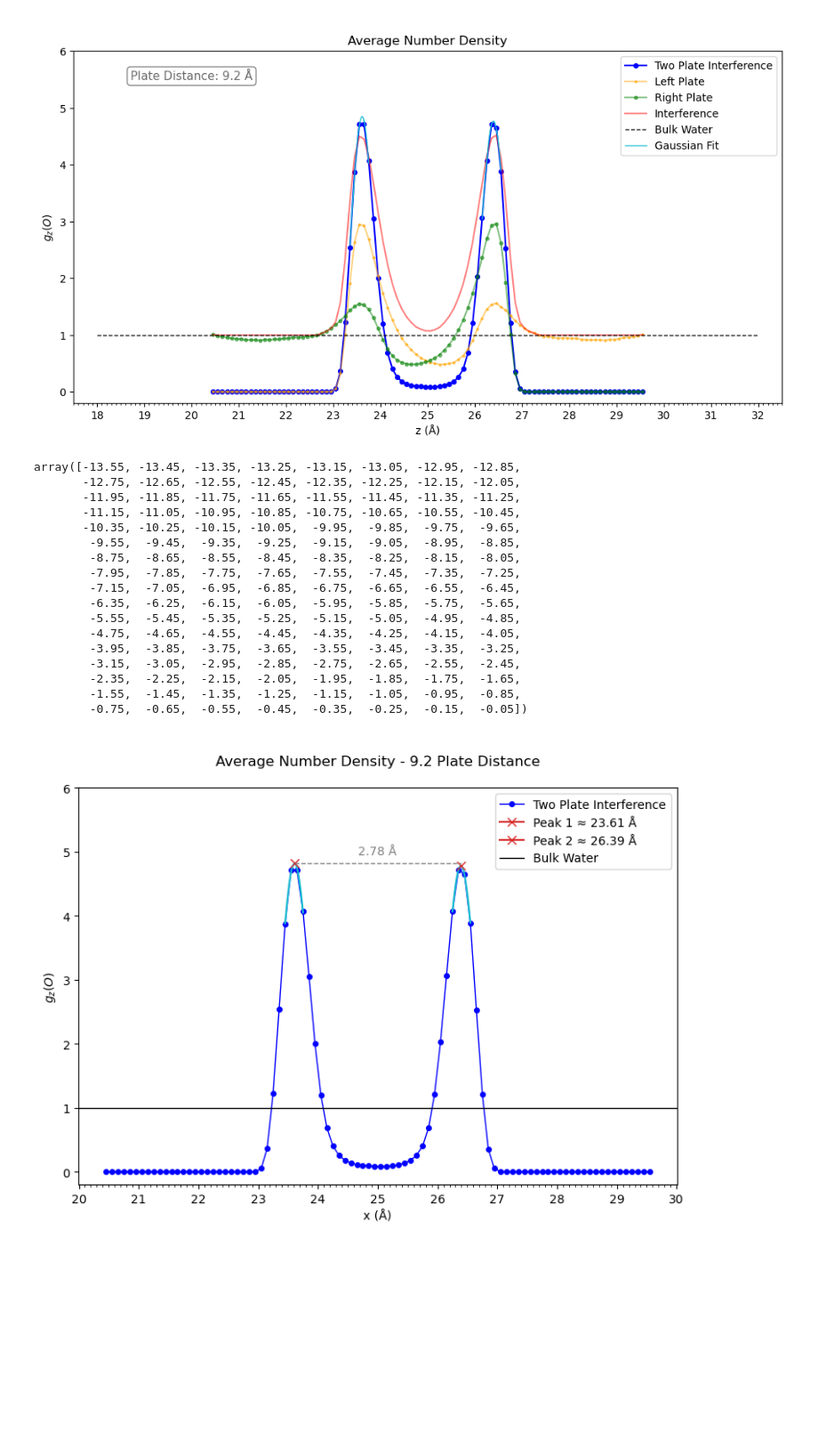
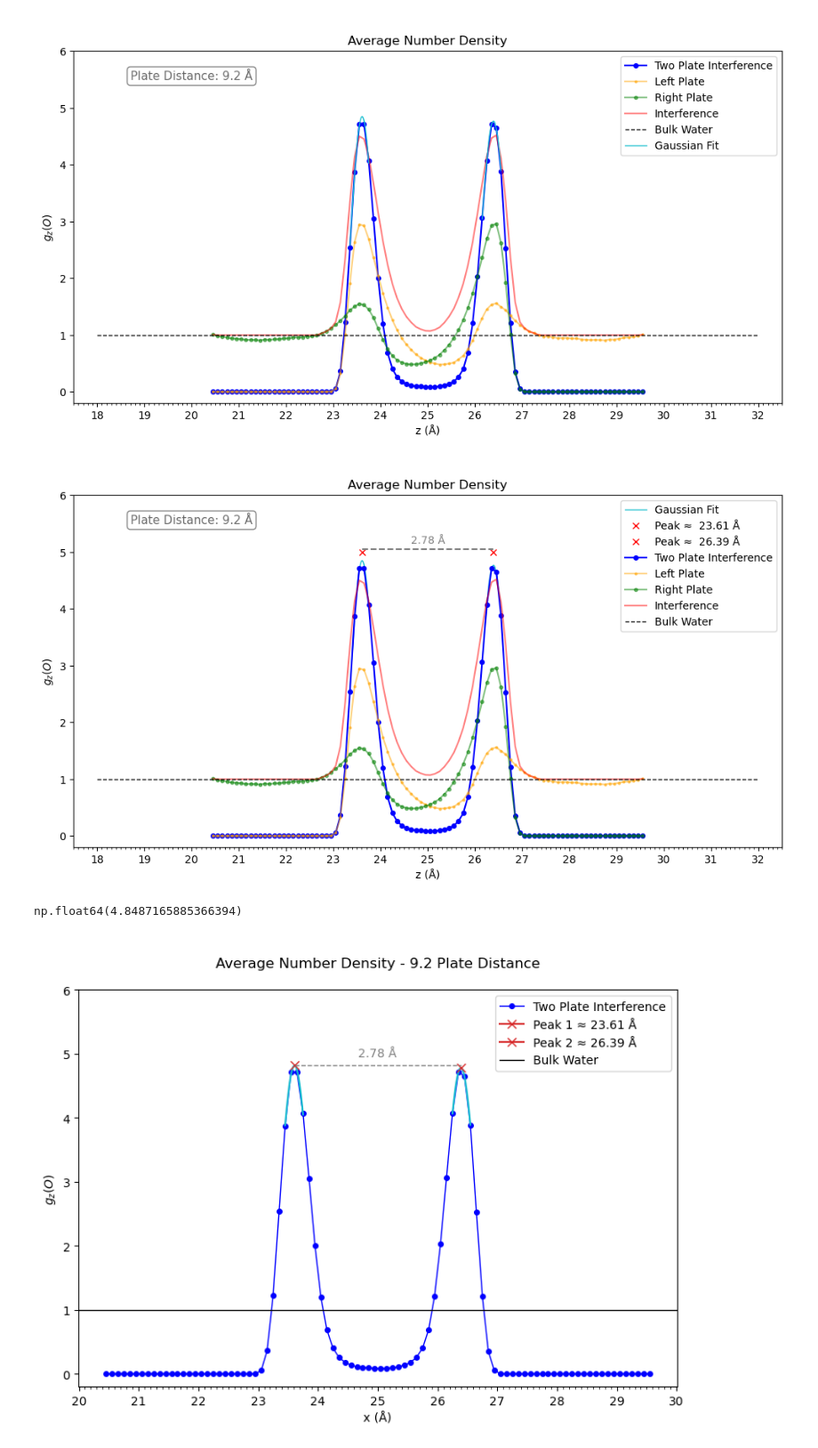
Before and after one commit to arghavanvg/hydrophobic-plates-analysis, a Jupyter notebook: gZ_plot.ipynb, the cells around one changed output. Shown at 89% size. Drawn from its saved outputs; the diff is of its cells as text; code cells hidden in the pictures; blank space fills up the shorter version.

```diff
--- a/gZ_plot.ipynb
+++ b/gZ_plot.ipynb
@@ -329,7 +329,7 @@ from scipy.signal import find_peaks
 from scipy.optimize import curve_fit
 import matplotlib.ticker as ticker
 
-
+# ------------------------------------- Loading Files -------------------------------------
 leftside_file = '/Users/arghavan/lab/hp-results-pc/one-plate/gZ-one-plate-300K-leftSide.dat'
 rightside_file = '/Users/arghavan/lab/hp-results-pc/one-plate/gZ-one-plate-300K-rightSide.dat'
 
@@ -355,9 +355,11 @@ data = np.loadtxt(data_file, skiprows=1)
 x = data[:, 0]
 number_density = data[:, 1]
 
+
+# ------------------------------------- Gaussian Fitting -------------------------------------
+
 def gaussian(x, a, x0, sigma):
     return a * np.exp(-((x - x0)**2) / (2 * sigma**2))
-##----
 
 # find raw peaks
 peak_indices, _ = find_peaks(number_density, height=1.2)
@@ -365,6 +367,10 @@ x_peaks_init = x[peak_indices]
 
 fitted_peaks = []
 
+
+
+
+# ------------------------------- Shifting and Truncating left and right gZ --------------------------------
 x_left_shifted = x[0] + (x_left - x_left[0])
 x_right_shifted = x[-1] - (x_right[-1] - x_right)
 
@@ -381,6 +387,8 @@ mask2 = (x_right_shifted >= x_min) & (x_right_shifted <= x_max)
 x_right_trimmed = x_right_shifted[mask2]
 numdens_right_trim = number_density_right[mask2]
 
+
+# ------------------------------------- Interference  -------------------------------------
 # interference = number_density_left + number_density_right
 
 x_common = np.linspace(
@@ -392,7 +400,6 @@ x_common = np.linspace(
 y1_interp = np.interp(x_common, x_left_trimmed, numdens_left_trim)
 y2_interp = np.interp(x_common, x_right_trimmed, numdens_right_trim)
 
-# --- Sum them ---
 interference = y1_interp + y2_interp
 
 mask = interference < 1
@@ -408,15 +415,8 @@ interference_fixed[mask] = 1
 # numdens_right_fixed[mask_2] = 1
 
 
-# data plotting
+# -------------------------------------  peak plotting -------------------------------------
 plt.figure(figsize=(12, 6))
-plt.plot(x, number_density, 'bo-', markersize=4, label='Two Plate Interference')
-
-plt.plot(x_left_trimmed, numdens_left_fixed, label='Left Plate', marker='o',markersize='2', color='orange', alpha=0.5)
-plt.plot(x_right_trimmed, numdens_right_fixed, label='Right Plate', marker='o', color='green',markersize='3', alpha=0.5)
-plt.plot(x, interference_fixed, label='Interference', color = 'red', alpha=0.5)
-
-plt.hlines(y=1.00, xmin=18, xmax=32, color='black', linestyle='--', linewidth=1, label='Bulk Water')
 
 # gaussian fit
 for x0_guess in x_peaks_init:
@@ -428,66 +428,61 @@ for x0_guess in x_peaks_init:
 
     if len(x_fit) < 5:
         continue
 
     # initial guess [a, x0, sigma]
     p0 = [np.max(y_fit), x0_guess, 0.2]
 
     try:
         popt, _ = curve_fit(gaussian, x_fit, y_fit, p0=p0)
         a_fit, x_peak, sigma_fit = popt
         y_peak = gaussian(x_peak, *popt)
 
         # saving peak info
         fitted_peaks.append((x_peak, y_peak))
         # fitting
         x_dense = np.linspace(x_fit.min(), x_fit.max(), 500)
         plt.plot(x_dense, gaussian(x_dense, *popt), 'tab:cyan', linewidth = 1, label='Gaussian Fit' if 'Gaussian Fit' not in plt.gca().get_legend_handles_labels()[1] else "")
-        # plt.plot(x_peak, y_peak+0.2, 'rx', label=f'Peak ≈  {x_peak:.2f} Å')
+        plt.plot(x_peak, 4., 'rx', label=f'Peak ≈  {x_peak:.2f} Å')
 
     except RuntimeError:
         print(f"Fit failed for peak near x = {x0_guess:.2f}")
 
 # show the distance
 if len(fitted_peaks) >= 2:
     fitted_peaks.sort()  # sort by x
     x1, y1 = fitted_peaks[0]
     x2, y2 = fitted_peaks[1]
     y_line = max(y1, y2)
-    # plt.hlines(y=y_line+0.2, xmin=x1, xmax=x2, color='gray', linestyle='--')
-    # plt.text((x1 + x2) / 2, y_line + 0.3, f"{x2 - x1:.2f} Å", ha='center', fontsize=10, color='gray')
+    plt.hlines(y=y_line+0.2, xmin=x1, xmax=x2, color='gray', linestyle='--')
+    plt.text((x1 + x2) / 2, y_line + 0.3, f"{x2 - x1:.2f} Å", ha='center', fontsize=10, color='gray')
+
+# ------------------------------------- Main Plotting -------------------------------------
+plt.plot(x, number_density, 'bo-', markersize=4, label='Two Plate Interference')
+
+plt.plot(x_left_trimmed, numdens_left_fixed, label='Left Plate', marker='o',markersize='2', color='orange', alpha=0.5)
+plt.plot(x_right_trimmed, numdens_right_fixed, label='Right Plate', marker='o', color='green',markersize='3', alpha=0.5)
+plt.plot(x, interference_fixed, label='Interference', color = 'red', alpha=0.5)
+
+plt.hlines(y=1.00, xmin=18, xmax=32, color='black', linestyle='--', linewidth=1, label='Bulk Water')
 
 
-    plt.text(20, 5.5, f"Plate Distance: {d_in_angstrom} Å", ha='center', fontsize=11, color='dimgrey',
-             bbox=dict(facecolor='white', edgecolor='gray', boxstyle='round,pad=0.3'))
+plt.text(20, 5.5, f"Plate Distance: {d_in_angstrom} Å", ha='center', fontsize=11, color='dimgrey',
+            bbox=dict(facecolor='white', edgecolor='gray', boxstyle='round,pad=0.3'))
 
-    plt.title(f'\nAverage Number Density')
-    plt.xlabel('z (Å)')
-    plt.ylabel(r'$g_z(O)$')
-    plt.legend()
-    plt.ylim(-0.2, 6)
-    plt.xlim(17.5,32.5)
-    plt.gca().xaxis.set_major_locator(ticker.MultipleLocator(1))
-    plt.gca().xaxis.set_minor_locator(ticker.MultipleLocator(0.1))
+plt.title(f'\nAverage Number Density')
+plt.xlabel('z (Å)')
+plt.ylabel(r'$g_z(O)$')
+plt.legend()
+plt.ylim(-0.2, 6)
+plt.xlim(17.5,32.5)
+plt.gca().xaxis.set_major_locator(ticker.MultipleLocator(1))
+plt.gca().xaxis.set_minor_locator(ticker.MultipleLocator(0.1))
+# %% [output]
+[figure, added]
 # %%
-x_right
+y_line
 # %% [output]
-array([-13.55, -13.45, -13.35, -13.25, -13.15, -13.05, -12.95, -12.85,
-       -12.75, -12.65, -12.55, -12.45, -12.35, -12.25, -12.15, -12.05,
-       -11.95, -11.85, -11.75, -11.65, -11.55, -11.45, -11.35, -11.25,
-       -11.15, -11.05, -10.95, -10.85, -10.75, -10.65, -10.55, -10.45,
-       -10.35, -10.25, -10.15, -10.05,  -9.95,  -9.85,  -9.75,  -9.65,
-        -9.55,  -9.45,  -9.35,  -9.25,  -9.15,  -9.05,  -8.95,  -8.85,
-        -8.75,  -8.65,  -8.55,  -8.45,  -8.35,  -8.25,  -8.15,  -8.05,
-        -7.95,  -7.85,  -7.75,  -7.65,  -7.55,  -7.45,  -7.35,  -7.25,
-        -7.15,  -7.05,  -6.95,  -6.85,  -6.75,  -6.65,  -6.55,  -6.45,
-        -6.35,  -6.25,  -6.15,  -6.05,  -5.95,  -5.85,  -5.75,  -5.65,
-        -5.55,  -5.45,  -5.35,  -5.25,  -5.15,  -5.05,  -4.95,  -4.85,
-        -4.75,  -4.65,  -4.55,  -4.45,  -4.35,  -4.25,  -4.15,  -4.05,
-        -3.95,  -3.85,  -3.75,  -3.65,  -3.55,  -3.45,  -3.35,  -3.25,
-        -3.15,  -3.05,  -2.95,  -2.85,  -2.75,  -2.65,  -2.55,  -2.45,
-        -2.35,  -2.25,  -2.15,  -2.05,  -1.95,  -1.85,  -1.75,  -1.65,
-        -1.55,  -1.45,  -1.35,  -1.25,  -1.15,  -1.05,  -0.95,  -0.85,
-        -0.75,  -0.65,  -0.55,  -0.45,  -0.35,  -0.25,  -0.15,  -0.05])
+np.float64(4.8487165885366394)
 # %%
 
 
```
